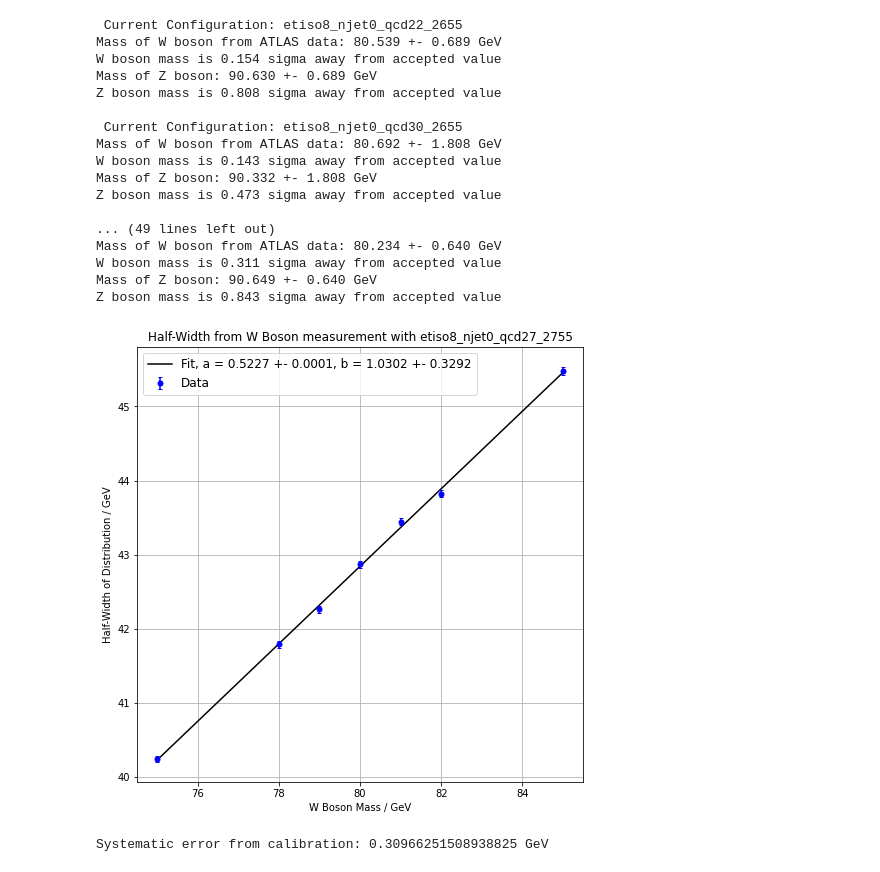
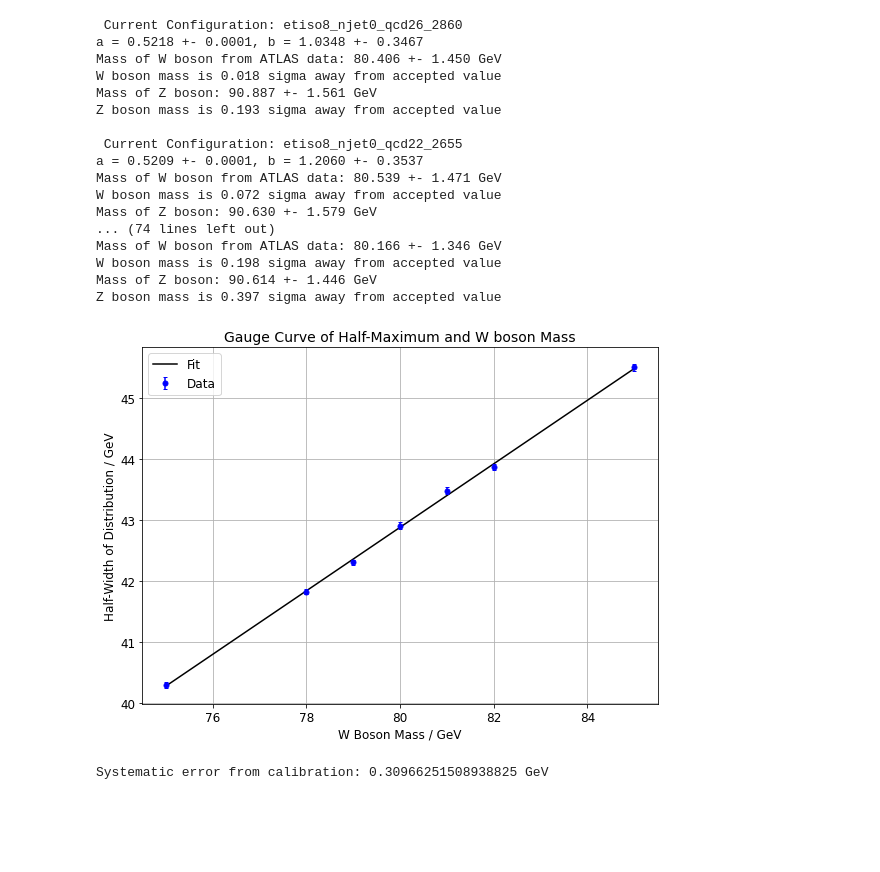
Before and after one commit to tesla1900/advanced-lab-course, a Jupyter notebook: atlas/gauge_curve.ipynb, the cells around one changed output. Drawn from its saved outputs; the diff is of its cells as text; code cells hidden in the pictures; blank space fills up the shorter version.

```diff
--- a/atlas/gauge_curve.ipynb
+++ b/atlas/gauge_curve.ipynb
@@ -335,30 +353,37 @@ for i, (config, datas) in enumerate(data_dict.items()):
     a, a_err = out.params["a"].value, out.covar[0][0]
     b, b_err = out.params["b"].value, out.covar[1][1]
 
+    print("a = {0:.4f} +- {1:.4f}, b = {2:.4f} +- {3:.4f}".format(a, a_err, b, b_err))
+
     # also get correlation coefficients
     # covar matrix is symmetrix, so covar_10 = covar_01
     corr_coeff = out.covar[1][0]
 
     # print out full fit report if need be
-    # print(fit_report(out))
+
 
     # plot data with fit
 
     if i == len(atlas_mw_arr)-1:
-        fig, ax = plt.subplots(figsize=(8,8))
+        # print(fit_report(out))
+        fig, ax = plt.subplots(figsize=(8,6), tight_layout=True)
 
         xfit = np.linspace(mW_arr[0], mW_arr[-1], 500)
         yfit = a * xfit + b
-        ax.plot(xfit, yfit, label="Fit, a = {0:.4f} +- {1:.4f}, b = {2:.4f} +- {3:.4f}".format(a, a_err, b, b_err), color="k")
+        ax.plot(xfit, yfit, label="Fit", color="k")
         ax.errorbar(mW_arr, hw, yerr=hw_err, label="Data", color="b", marker="o", ls="", ms=5.0, capsize=2.0)
 
-        ax.set_xlabel("W Boson Mass / GeV")
-        ax.set_ylabel("Half-Width of Distribution / GeV")
-        ax.set_title("Half-Width from W Boson measurement with {0}".format(config))
+        ax.set_xlabel("W Boson Mass / GeV", fontsize=12)
+        ax.set_ylabel("Half-Width of Distribution / GeV", fontsize=12)
+        ax.set_title("Gauge Curve of Half-Maximum and W boson Mass", fontsize=14)
+        ax.tick_params(axis='both', which='major', labelsize=12)
+        ax.tick_params(axis='both', which='minor', labelsize=12)
         ax.grid()
         ax.legend(prop={"size":12})
 
-        # print(out.covar, out.params["a"])
+        plt.savefig("report/figures/gauge_curve.pdf", dpi=400)
+
+        # print(out.covar)
 
 
 
@@ -370,52 +395,52 @@ for i, (config, datas) in enumerate(data_dict.items()):
     atlas_mW = (atlas_hw - b) / a   # from y = mx +b  => x = (y - b) / a
     hb_err = np.sqrt(atlas_hw_err**2. + b_err**2.)
 
     # take into account correlation between a and b
-    atlas_mW_err = atlas_mW * np.sqrt( (a_err / a)**2. + (hb_err / (atlas_hw - b))**2. + (2 * corr_coeff / (a**2. * (atlas_hw - b)))**2. )
+    atlas_mW_err = atlas_mW * np.sqrt( np.abs((a_err / a)**2. + (hb_err / (atlas_hw - b))**2. + (2 * corr_coeff / (a * (atlas_hw - b)))) )
     print("Mass of W boson from ATLAS data: {0:.3f} +- {1:.3f} GeV".format(atlas_mW, atlas_mW_err))
 
     # append the results
     atlas_mw_arr[i] = atlas_mW
     atlas_mw_err_arr[i] = atlas_mW_err
 
     # compare with accepted value of mW
     mW_accepted = 80.433
 
     mW_tval = np.abs(atlas_mW - mW_accepted) / (atlas_mW_err)
     print("W boson mass is {0:.3f} sigma away from accepted value".format(mW_tval))
 
     # evaluate z boson mass as well
 
     mZ_hw, mz_hw_err = convert_errstr_array(datas["Zee"])
 
     mZ = (mZ_hw - b) / a
-    mZ_err = mZ * np.sqrt( (a_err / a)**2. + (hb_err / (mZ_hw - b))**2. + (2 * corr_coeff / (a**2. * (mZ_hw - b)))**2. )
+    mZ_err = mZ * np.sqrt( np.abs((a_err / a)**2. + (hb_err / (mZ_hw - b))**2. + (2 * corr_coeff / (a * (mZ_hw - b)))) )
 
     print("Mass of Z boson: {0:.3f} +- {1:.3f} GeV".format(mZ, mZ_err))
 
     # compare with actual value
     mZ_true = 91.1876
     mZ_tval = np.abs(mZ - mZ_true) / (mZ_err)
     print("Z boson mass is {0:.3f} sigma away from accepted value".format(mZ_tval))
 # %% [output]
+ Current Configuration: etiso8_njet0_qcd26_2860
+a = 0.5218 +- 0.0001, b = 1.0348 +- 0.3467
+Mass of W boson from ATLAS data: 80.406 +- 1.450 GeV
+W boson mass is 0.018 sigma away from accepted value
+Mass of Z boson: 90.887 +- 1.561 GeV
+Z boson mass is 0.193 sigma away from accepted value
+
  Current Configuration: etiso8_njet0_qcd22_2655
-Mass of W boson from ATLAS data: 80.539 +- 0.689 GeV
-W boson mass is 0.154 sigma away from accepted value
-Mass of Z boson: 90.630 +- 0.689 GeV
-Z boson mass is 0.808 sigma away from accepted value
-
- Current Configuration: etiso8_njet0_qcd30_2655
-Mass of W boson from ATLAS data: 80.692 +- 1.808 GeV
-W boson mass is 0.143 sigma away from accepted value
-Mass of Z boson: 90.332 +- 1.808 GeV
-Z boson mass is 0.473 sigma away from accepted value
-
-... (49 lines left out)
-Mass of W boson from ATLAS data: 80.234 +- 0.640 GeV
-W boson mass is 0.311 sigma away from accepted value
-Mass of Z boson: 90.649 +- 0.640 GeV
-Z boson mass is 0.843 sigma away from accepted value
+a = 0.5209 +- 0.0001, b = 1.2060 +- 0.3537
+Mass of W boson from ATLAS data: 80.539 +- 1.471 GeV
+W boson mass is 0.072 sigma away from accepted value
+Mass of Z boson: 90.630 +- 1.579 GeV
+... (74 lines left out)
+Mass of W boson from ATLAS data: 80.166 +- 1.346 GeV
+W boson mass is 0.198 sigma away from accepted value
+Mass of Z boson: 90.614 +- 1.446 GeV
+Z boson mass is 0.397 sigma away from accepted value
-[figure, old version]
+[figure, new version]
 # %%
 # check calibration using Z boson mass
 # systematic error due to calibration
```
Also changed, not shown: parts of 1 cell of this notebook, 33 other files.
